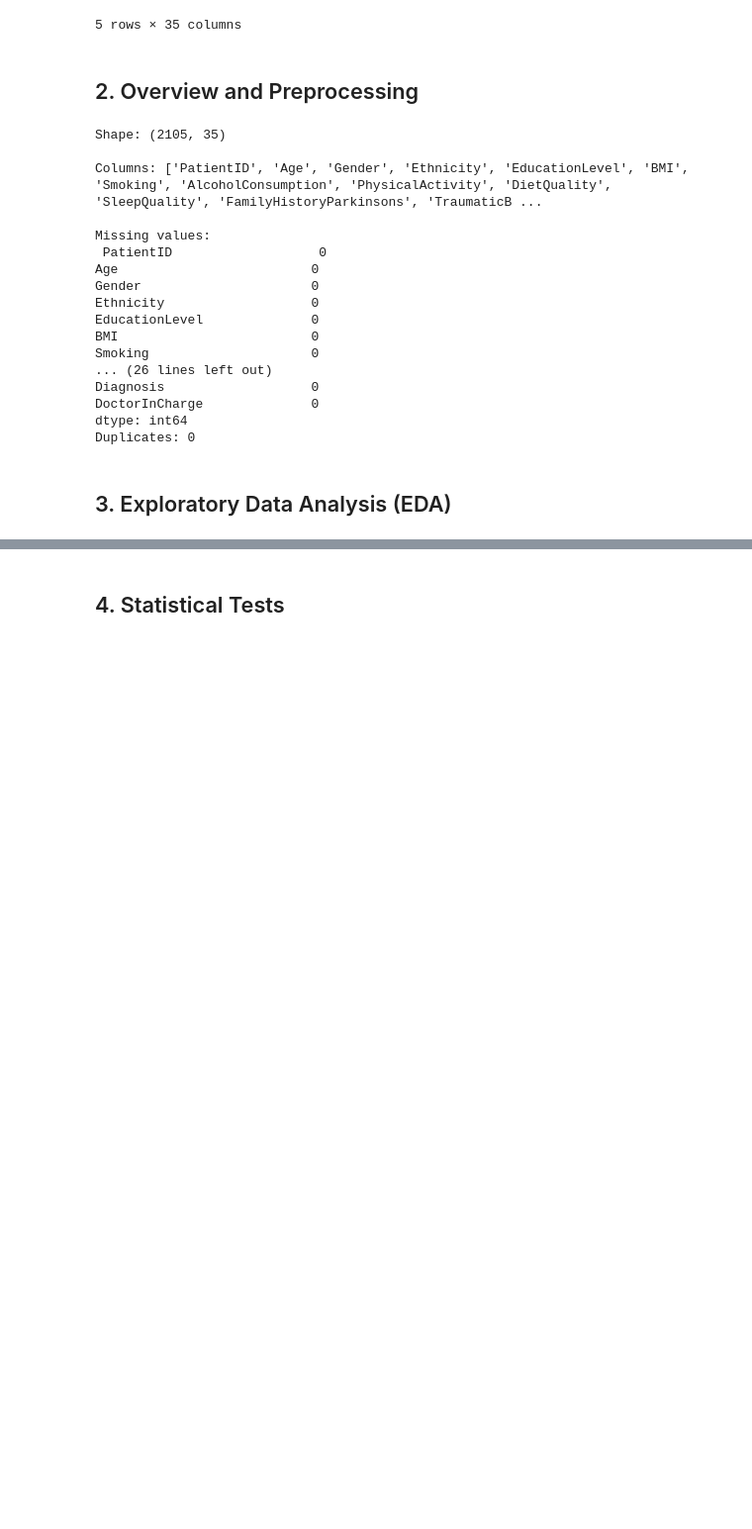
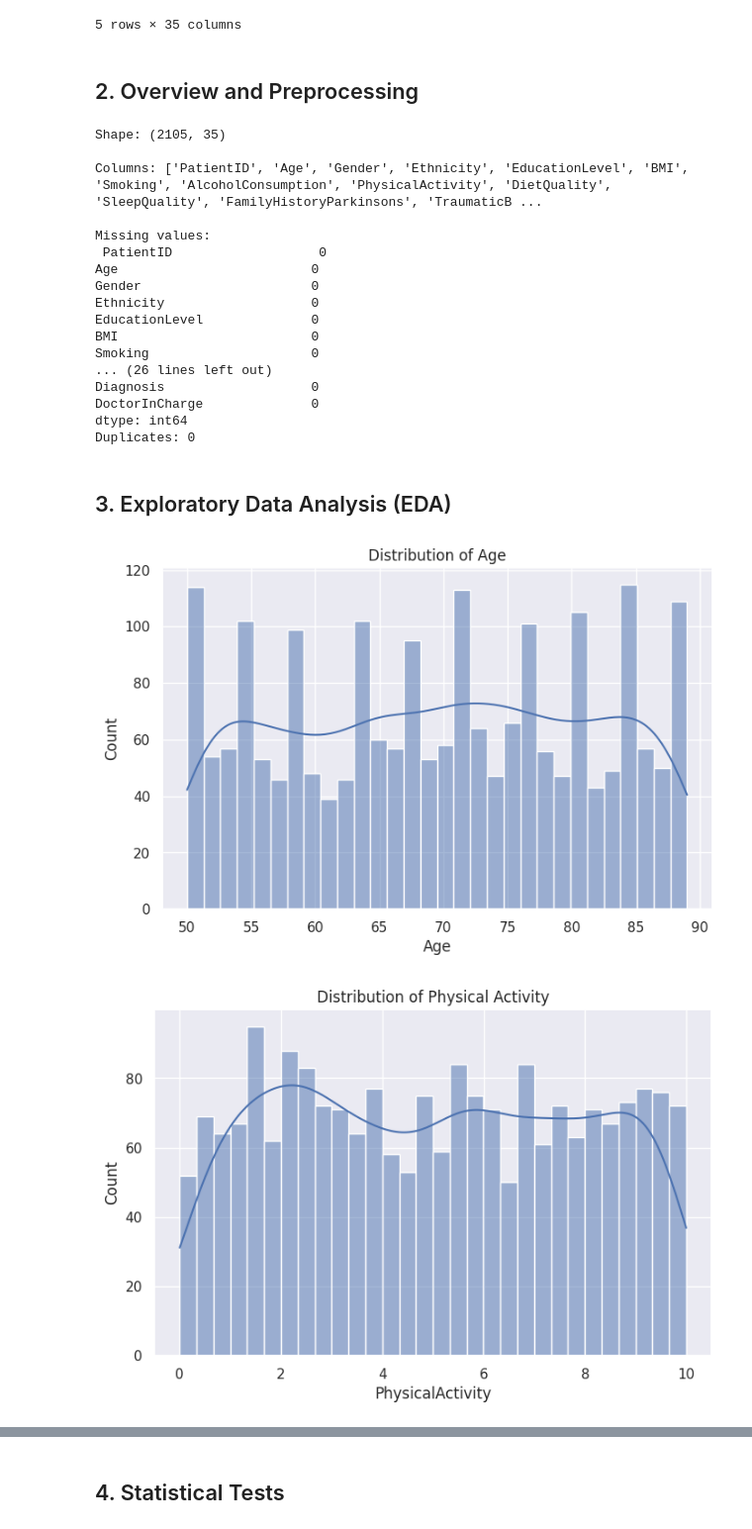
Before and after one commit to ryannemilligan/Parkinsons-Lifestyle-Analysis, a Jupyter notebook: Parkinsons_Lifestyle_Analysis.ipynb, the cells around one changed output, grey strips where cells are left out. Shown at 99% size. Cells and saved outputs as stored; diff of their text form; code cells hidden in the pictures; blank space fills up the shorter version.

```diff
--- a/Parkinsons_Lifestyle_Analysis.ipynb
+++ b/Parkinsons_Lifestyle_Analysis.ipynb
@@ -68,3 +68,66 @@ dtype: int64
 Duplicates: 0
 # %% [markdown]
 ## 3. Exploratory Data Analysis (EDA)
+# %%
+# removing DoctorInCharge column for heatmap (non-numerical)
+df_numeric = df.drop(columns=['DoctorInCharge'])
+# %%
+# basic statistics for numeric columns
+df.describe()
+
+# plot histogram for age
+plt.figure(figsize=(8,5))
+sns.histplot(df['Age'], bins=30, kde=True)
+plt.title('Distribution of Age')
+plt.show()
+
+# plot histogram for PhysicalActivity
+plt.figure(figsize=(8,5))
+sns.histplot(df['PhysicalActivity'], bins=30, kde=True)
+plt.title('Distribution of Physical Activity')
+plt.show()
+
+# plot histogram for DietQuality
+plt.figure(figsize=(8,5))
+sns.histplot(df['DietQuality'], bins=30, kde=True)
+plt.title('Distribution of Diet Quality')
+plt.show()
+
+# plot histogram for SleepQuality
+plt.figure(figsize=(8,5))
+sns.histplot(df['SleepQuality'], bins=30, kde=True)
+plt.title('Distribution of Sleep Quality')
+plt.show()
+
+# boxplot diagnosis by age
+plt.figure(figsize=(8,5))
+sns.boxplot(x='Diagnosis', y='Age', data=df)
+plt.title('Age by Parkinson’s Diagnosis')
+plt.show()
+
+# boxplot diagnosis by PhysicalActivity
+plt.figure(figsize=(8,5))
+sns.boxplot(x='Diagnosis', y='PhysicalActivity', data=df)
+plt.title('Physical Activity by Parkinson’s Diagnosis')
+plt.show()
+
+# boxplot diagnosis by DietQuality
+plt.figure(figsize=(8,5))
+sns.boxplot(x='Diagnosis', y='DietQuality', data=df)
+plt.title('Diet Quality by Parkinson’s Diagnosis')
+plt.show()
+
+# boxplot diagnosis by SleepQuality
+plt.figure(figsize=(8,5))
+sns.boxplot(x='Diagnosis', y='SleepQuality', data=df)
+plt.title('Sleep Quality by Parkinson’s Diagnosis')
+plt.show()
+
+# creating heatmap
+plt.figure(figsize=(12,10))
+sns.heatmap(df_numeric.corr(), annot=True, fmt=".2f", cmap='coolwarm')
+plt.title('Heatmap for Correlation')
+plt.show()
+# %% [output]
+[figure, added]
+[figure, added]
```
Also changed, not shown: parts of 6 cells of this notebook.
